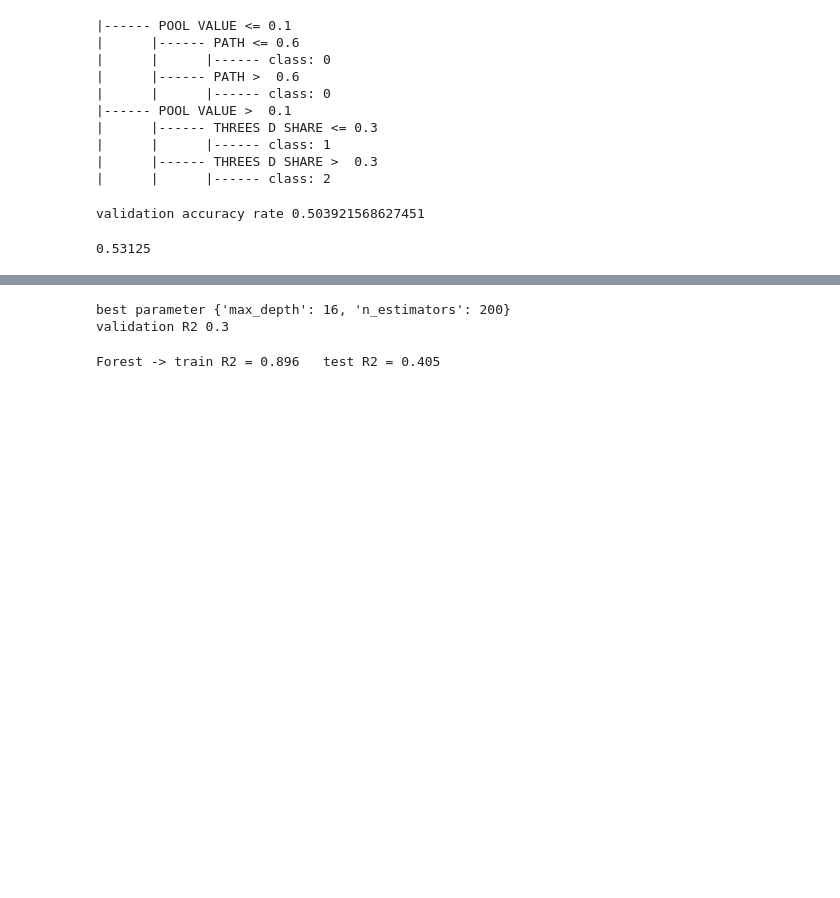
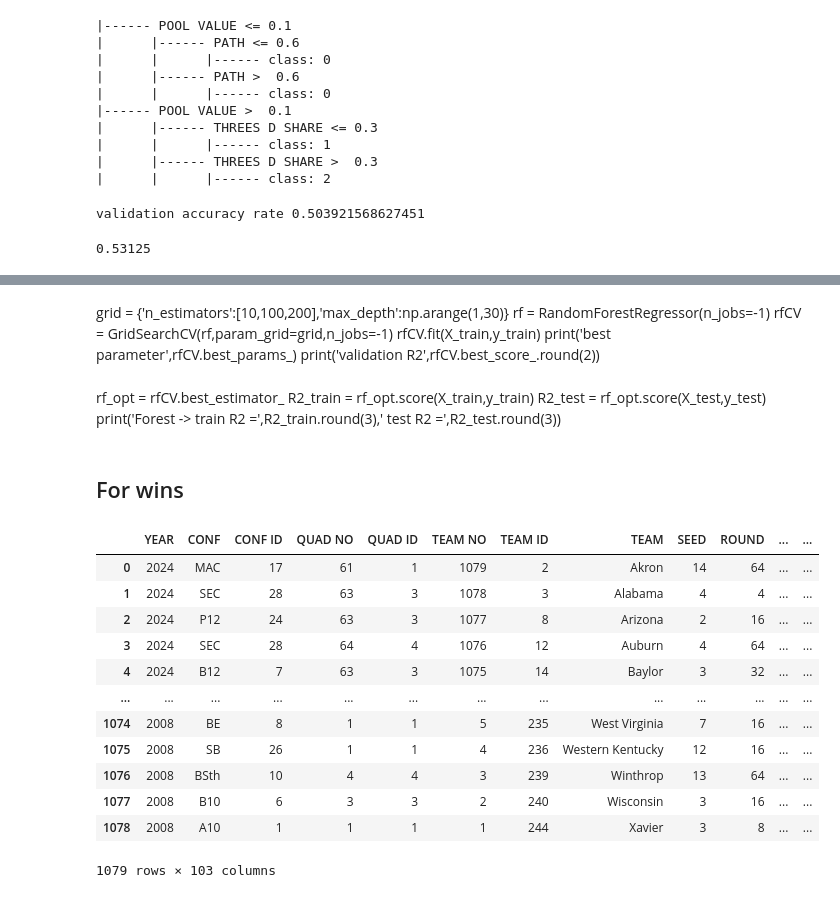
Before and after one commit to rhit-utsisda/ML-Project, a Jupyter notebook: Project/DtreewTrap.ipynb, the cells around one changed output, grey strips where cells are left out. Cells and saved outputs as stored; diff of their text form; code cells hidden in the pictures; blank space fills up the shorter version.

```diff
--- a/Project/DtreewTrap.ipynb
+++ b/Project/DtreewTrap.ipynb
@@ -94,17 +102,31 @@ best alpha = {'max_depth': 2}   valid R2 = 0.193
-# %%
-grid = {'n_estimators':[10,100,200],'max_depth':np.arange(1,30)}
-rf = RandomForestRegressor(n_jobs=-1)
-rfCV = GridSearchCV(rf,param_grid=grid,n_jobs=-1)
-rfCV.fit(X_train,y_train)
-print('best parameter',rfCV.best_params_)
-print('validation R2',rfCV.best_score_.round(2))
-# %% [output]
-best parameter {'max_depth': 16, 'n_estimators': 200}
-validation R2 0.3
-# %%
-rf_opt = rfCV.best_estimator_
-R2_train = rf_opt.score(X_train,y_train)
-R2_test  = rf_opt.score(X_test,y_test)
-print('Forest -> train R2 =',R2_train.round(3),'  test R2 =',R2_test.round(3))
-# %% [output]
-Forest -> train R2 = 0.896   test R2 = 0.405
+# %% [markdown]
+grid = {'n_estimators':[10,100,200],'max_depth':np.arange(1,30)}
+rf = RandomForestRegressor(n_jobs=-1)
+rfCV = GridSearchCV(rf,param_grid=grid,n_jobs=-1)
+rfCV.fit(X_train,y_train)
+print('best parameter',rfCV.best_params_)
+print('validation R2',rfCV.best_score_.round(2))
+# %% [markdown]
+rf_opt = rfCV.best_estimator_
+R2_train = rf_opt.score(X_train,y_train)
+R2_test  = rf_opt.score(X_test,y_test)
+print('Forest -> train R2 =',R2_train.round(3),'  test R2 =',R2_test.round(3))
+# %% [markdown]
+## For wins
+# %%
+df = pd.read_csv("Datasets/KenPom Barttorvik.csv")
+df
+# %% [output]
+|  | YEAR | CONF | CONF ID | QUAD NO | QUAD ID | TEAM NO | TEAM ID | TEAM | SEED | ROUND | ... | ... |
+| 0 | 2024 | MAC | 17 | 61 | 1 | 1079 | 2 | Akron | 14 | 64 | ... | ... |
+| 1 | 2024 | SEC | 28 | 63 | 3 | 1078 | 3 | Alabama | 4 | 4 | ... | ... |
+| 2 | 2024 | P12 | 24 | 63 | 3 | 1077 | 8 | Arizona | 2 | 16 | ... | ... |
+| 3 | 2024 | SEC | 28 | 64 | 4 | 1076 | 12 | Auburn | 4 | 64 | ... | ... |
+| 4 | 2024 | B12 | 7 | 63 | 3 | 1075 | 14 | Baylor | 3 | 32 | ... | ... |
+| ... | ... | ... | ... | ... | ... | ... | ... | ... | ... | ... | ... | ... |
+| 1074 | 2008 | BE | 8 | 1 | 1 | 5 | 235 | West Virginia | 7 | 16 | ... | ... |
+| 1075 | 2008 | SB | 26 | 1 | 1 | 4 | 236 | Western Kentucky | 12 | 16 | ... | ... |
+| 1076 | 2008 | BSth | 10 | 4 | 4 | 3 | 239 | Winthrop | 13 | 64 | ... | ... |
+| 1077 | 2008 | B10 | 6 | 3 | 3 | 2 | 240 | Wisconsin | 3 | 16 | ... | ... |
+| 1078 | 2008 | A10 | 1 | 1 | 1 | 1 | 244 | Xavier | 3 | 8 | ... | ... |
+1079 rows × 103 columns
```
Also changed, not shown: parts of 10 cells of this notebook, 4 other files.
